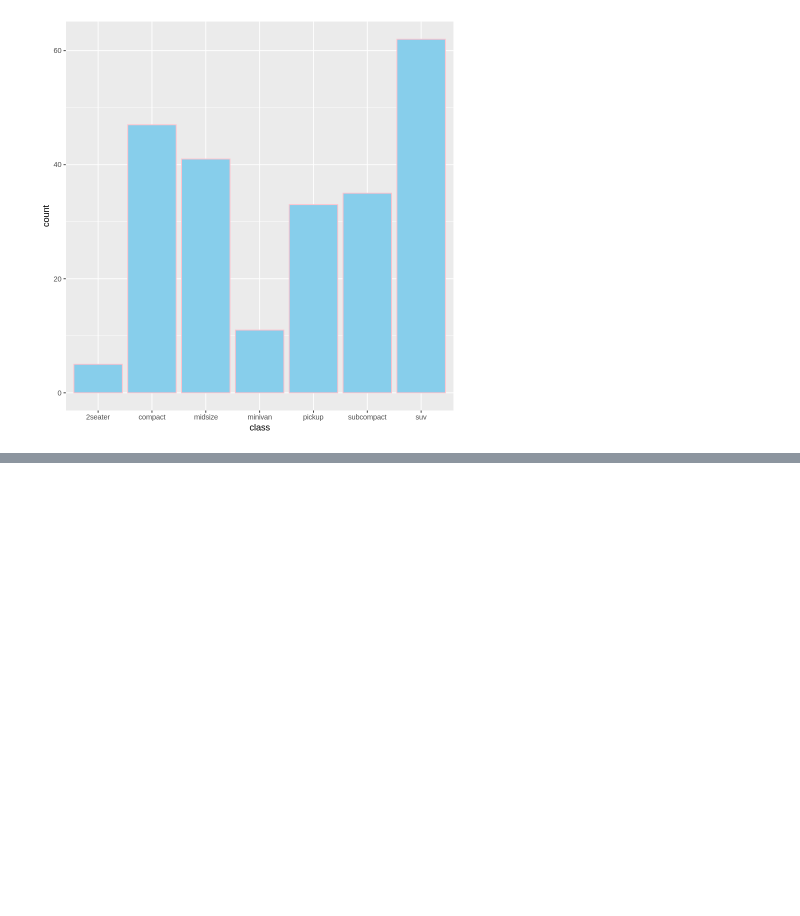
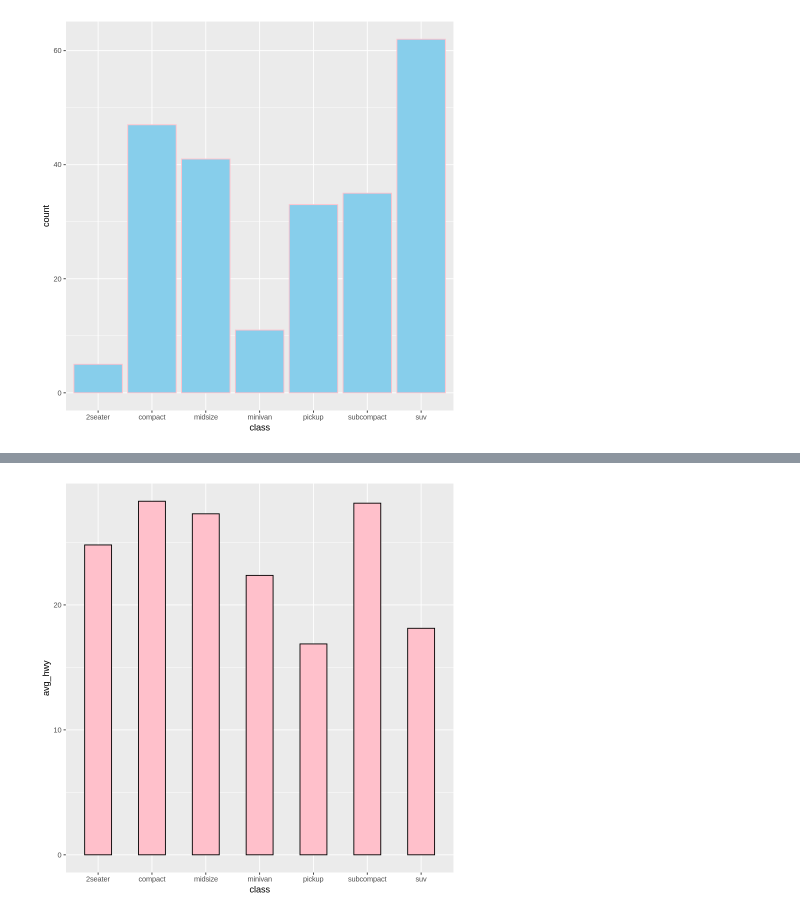
Before and after one commit to ednavivianasegura/ERAP_Curso_R, a Jupyter notebook: ERAP_R_Course_moduloIII.ipynb, the cells around one changed output, grey strips where cells are left out. Cells and saved outputs as stored; diff of their text form; code cells hidden in the pictures; blank space fills up the shorter version.

```diff
--- a/ERAP_R_Course_moduloIII.ipynb
+++ b/ERAP_R_Course_moduloIII.ipynb
@@ -261,0 +348,17 @@ mpg %>%
+# %%
+# geom_col() requiere datos resumidos previamente, ya que la altura de
+# las barras representa un valor continuo (como la media, suma, etc.).
+
+# Promedio de rendimiento por clase
+mpg_summary <- mpg %>%
+  group_by(class) %>%
+  summarise(avg_hwy = mean(hwy))
+
+ggplot(mpg_summary, aes(x = class, y = avg_hwy)) +
+  geom_col(
+    fill = "pink",       # Color de relleno
+    color = "black",        # Borde negro
+    width = 0.5             # Ancho de barra
+  )
+# %% [output]
+[figure, added]
```
Also changed, not shown: parts of 62 cells of this notebook.
